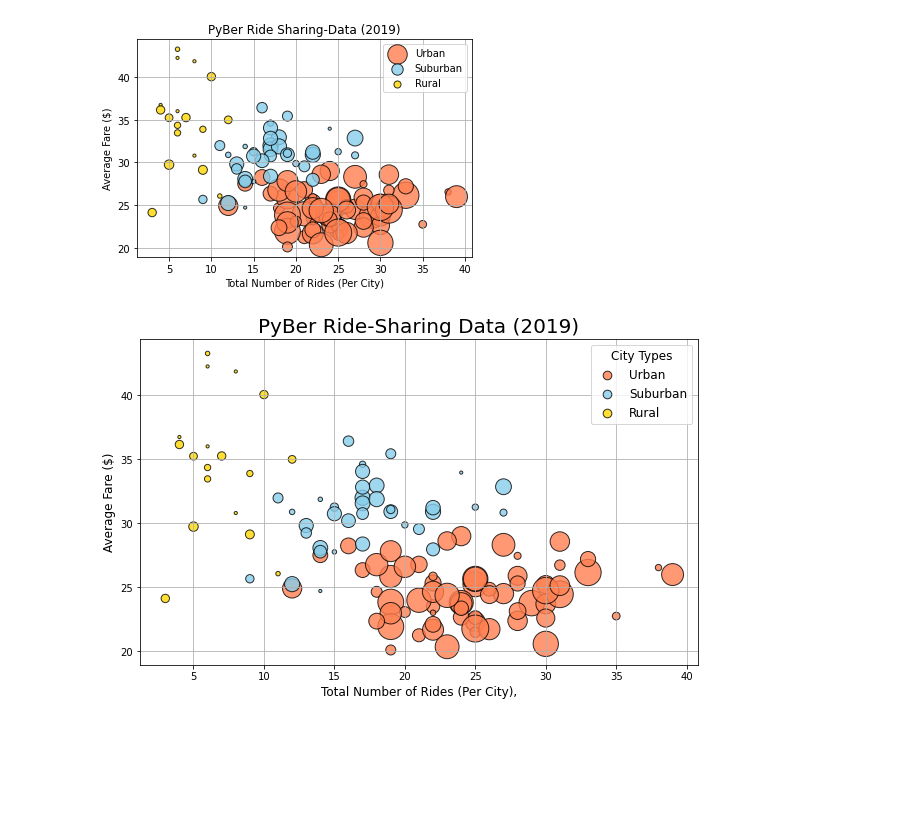
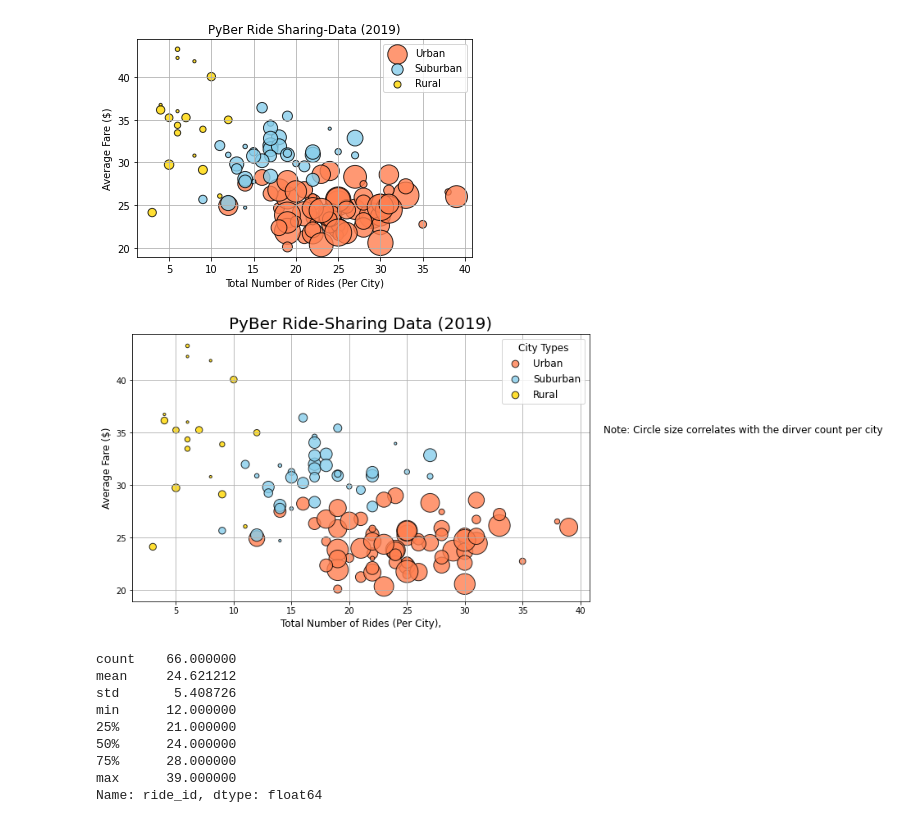
Before and after one commit to Iferaca615/pyber-analysis, a Jupyter notebook: Pyber.ipynb, the cells around one changed output. Saved outputs shown, nothing was run; the diff lists cells and outputs as text; code cells hidden in the pictures; blank space fills up the shorter version.

```diff
--- a/Pyber.ipynb
+++ b/Pyber.ipynb
@@ -370,32 +370,48 @@ plt.legend()
 
 #rural
 plt.scatter(rural_ride_count, rural_avg_fare,
            s=10*rural_driver_count, color='gold',
            edgecolor='black', linewidths=1,
            alpha=0.8, label="Rural")
 plt.title("PyBer Ride Sharing-Data (2019)")
 plt.ylabel("Average Fare ($)")
 plt.xlabel("Total Number of Rides (Per City)")
 plt.grid(True)
 plt.legend()
 
 # incorporate the other graph properties
 plt.title("PyBer Ride-Sharing Data (2019)", fontsize=20)
 plt.ylabel("Average Fare ($)", fontsize=12)
 plt.xlabel("Total Number of Rides (Per City),", fontsize=12)
 plt.grid(True)
 
 # add legend
 lgnd =plt.legend(fontsize='12', mode='Expanded',
                 scatterpoints=1, loc='best', title='City Types')
 lgnd.legendHandles[0]._sizes =[75]
 lgnd.legendHandles[1]._sizes=[75]
 lgnd.legendHandles[2]._sizes=[75]
 lgnd.get_title().set_fontsize(12)
 
 # incorporate a text label about circle size
-plt.text(42, 35, "Note: Circle size correlates with the dirver)
+plt.text(42, 35, "Note: Circle size correlates with the dirver count per city", fontsize='12')
+
+#save fig
+plt.savefig("analysis/Fig1.png")
 # show the plot
 plt.show()
 # %% [output]
-[figure, old version]
+[figure, new version]
+# %%
+# get summary stats
+urban_ride_count.describe()
+# %% [output]
+count    66.000000
+mean     24.621212
+std       5.408726
+min      12.000000
+25%      21.000000
+50%      24.000000
+75%      28.000000
+max      39.000000
+Name: ride_id, dtype: float64
```
Also changed, not shown: parts of 33 cells of this notebook, 5 other files.
